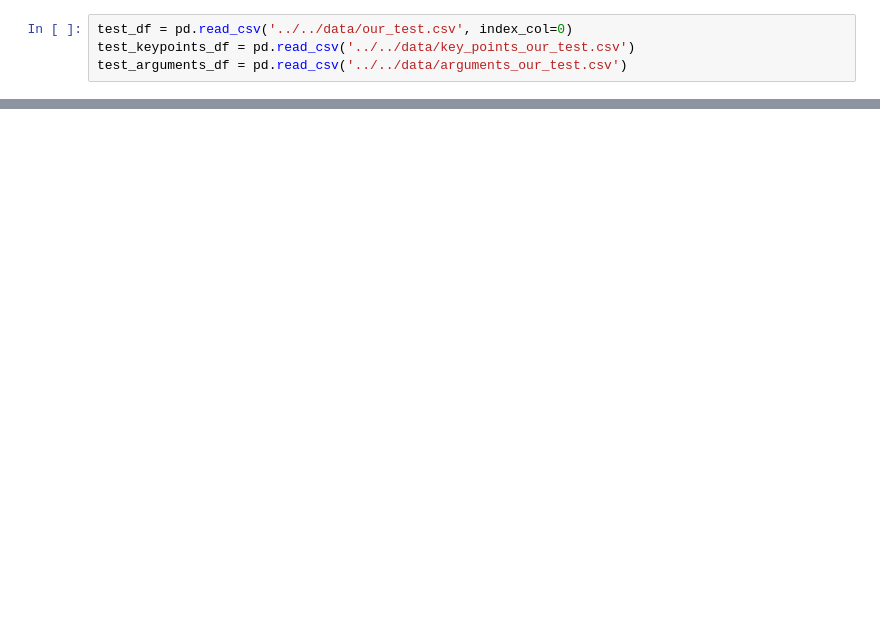
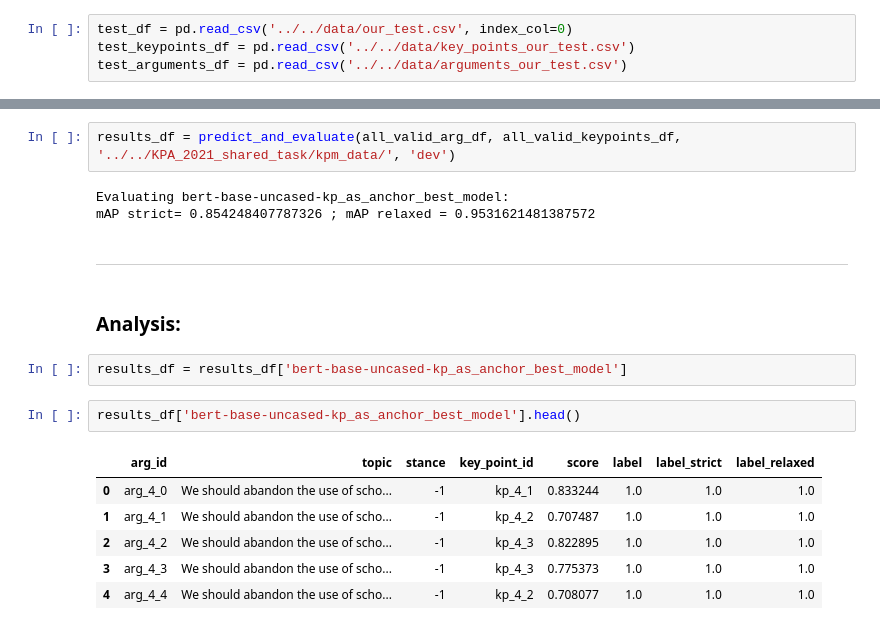
Before and after one commit to webis-de/argmining-21-keypoint-analysis-sharedtask-code, a Jupyter notebook: siamese-nn/src-ipynb/experiment-evaluation.ipynb, the cells around one changed output, grey strips where cells are left out. Drawn from its saved outputs; the diff is of its cells as text; blank space fills up the shorter version.

```diff
--- a/siamese-nn/src-ipynb/experiment-evaluation.ipynb
+++ b/siamese-nn/src-ipynb/experiment-evaluation.ipynb
@@ -131,0 +148,20 @@ mAP strict= 0.854248407787326 ; mAP relaxed = 0.9531621481387572
+# %%
+results_df = predict_and_evaluate(all_valid_arg_df, all_valid_keypoints_df, '../../KPA_2021_shared_task/kpm_data/', 'dev')
+# %% [output]
+Evaluating bert-base-uncased-kp_as_anchor_best_model:
+mAP strict= 0.854248407787326 ; mAP relaxed = 0.9531621481387572
+# %% [markdown]
+-----------
+# %% [markdown]
+### Analysis:
+# %%
+results_df = results_df['bert-base-uncased-kp_as_anchor_best_model']
+# %%
+results_df['bert-base-uncased-kp_as_anchor_best_model'].head()
+# %% [output]
+|  | arg_id | topic | stance | key_point_id | score | label | label_strict | label_relaxed |
+| 0 | arg_4_0 | We should abandon the use of scho... | -1 | kp_4_1 | 0.833244 | 1.0 | 1.0 | 1.0 |
+| 1 | arg_4_1 | We should abandon the use of scho... | -1 | kp_4_2 | 0.707487 | 1.0 | 1.0 | 1.0 |
+| 2 | arg_4_2 | We should abandon the use of scho... | -1 | kp_4_3 | 0.822895 | 1.0 | 1.0 | 1.0 |
+| 3 | arg_4_3 | We should abandon the use of scho... | -1 | kp_4_3 | 0.775373 | 1.0 | 1.0 | 1.0 |
+| 4 | arg_4_4 | We should abandon the use of scho... | -1 | kp_4_2 | 0.708077 | 1.0 | 1.0 | 1.0 |
```
Also changed, not shown: parts of 20 cells of this notebook, 3 other files.
